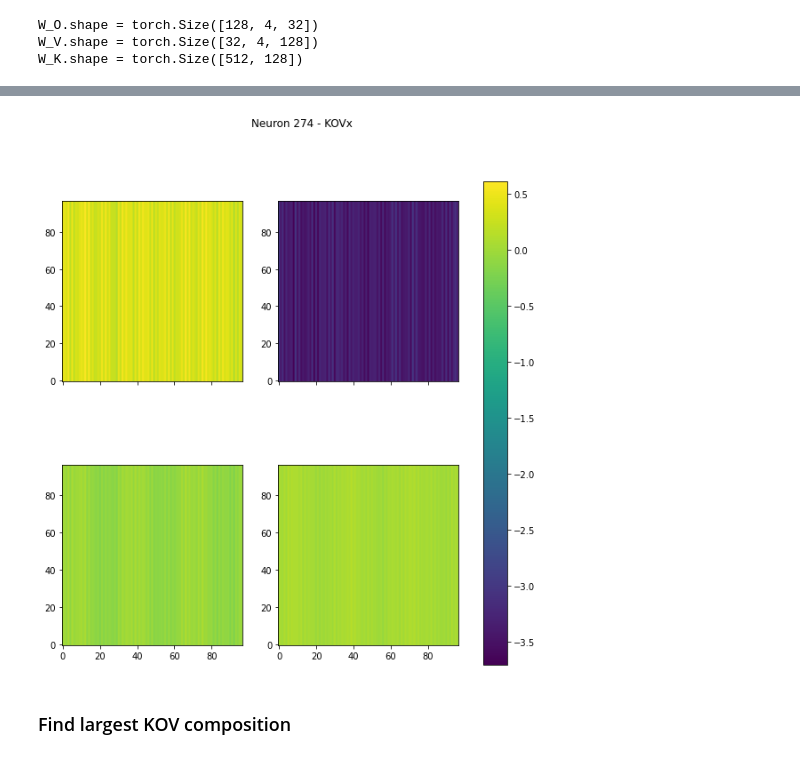
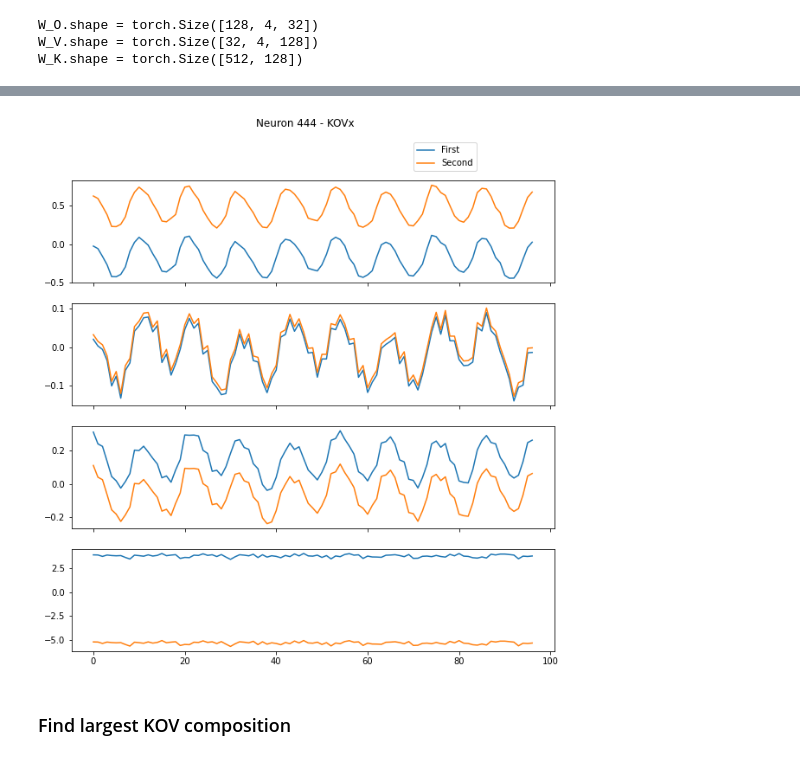
Before and after one commit to TomFrederik/interpreting-grokking, a Jupyter notebook: notebook_no_norm.ipynb, the cells around one changed output, grey strips where cells are left out. Saved outputs shown, nothing was run; the diff lists cells and outputs as text; code cells hidden in the pictures.

```diff
--- a/notebook_no_norm.ipynb
+++ b/notebook_no_norm.ipynb
@@ -101,8 +101,8 @@ def pre_relu_head_position_contribution(model, inputs, targets):
 dataset = torch.from_numpy(get_dataset(descr='minus', num_elements=97, data_dir='./data', no_op_token=True).data).to(device)
 # %%
 target = 'logprob'
-attributions = mlp_key_attribution(model, dataset[:,:-1], dataset[:,-1], target=target)
-head_position_contributions = pre_relu_head_position_contribution(model, dataset[:,:-1], dataset[:,-1])
+attributions = mlp_key_attribution(model, dataset[:,:-1], dataset[:,-1], target=target).detach().cpu().numpy()
+head_position_contributions = pre_relu_head_position_contribution(model, dataset[:,:-1], dataset[:,-1]).detach().cpu().numpy()
 # %%
 os.makedirs(f"{model_name}/head_pos_attributions/{target}", exist_ok=True)
 for j in tqdm(range(512)):
@@ -267,10 +275,9 @@ W_K.shape = torch.Size([512, 128])
 KO_comp = torch.einsum('ij,jkl->ikl', W_K, W_O)
 KOV_comp = torch.einsum('ij,jkl,lkn->ikn', W_K, W_O, W_V)
 x = model.pos_encoding(model.embedding(dataset.data[:,:2]))
-KOVx_comp = torch.einsum('ij,jkl,lkn,btn->ikbt', W_K, W_O, W_V, x).sum(dim=-1)
+KOVx_comp = torch.einsum('ij,jkl,lkn,btn->ikbt', W_K, W_O, W_V, x)
 print(KOVx_comp.shape)
-KOVx_comp = einops.rearrange(KOVx_comp, 'neurons heads (h w) -> neurons heads h w', h=97)
-# KOVx_comp = KOVx_comp[:,:,:,0,None] + KOVx_comp[:,:,None,:,1]
+KOVx_comp = einops.rearrange(KOVx_comp, 'neurons heads (h w) t -> neurons heads h w t', h=97)
 print(f'{KO_comp.shape = }')
 print(f'{KOV_comp.shape = }')
 print(f'{KOVx_comp.shape = }')
@@ -282,5 +289,5 @@ KOVx_comp.shape = torch.Size([512, 4, 97, 97])
 # %%
-neuron = 274
+neuron = 444
 neuron_KO_comp = KO_comp[neuron]
 neuron_KOV_comp = KOV_comp[neuron]
 neuron_KOVx_comp = KOVx_comp[neuron]
@@ -299,14 +306,13 @@ Head  KO  KOV
 # %%
+fig, axes = plt.subplots(4, 1, sharex=True, figsize=(10,10))
+for row in range(4):
+    plot = axes[row].plot(np.arange(97), neuron_KOVx_comp[row,torch.arange(97),torch.arange(97)].detach().cpu().numpy(), label=['First', 'Second'])
 
-fig, axes = plt.subplots(2, 2, sharex=True, figsize=(10,10))
-for row in range(2):
-    for col in range(2):
-        plot = axes[row, col].imshow(neuron_KOVx_comp[row*2+col].detach().cpu().numpy(), origin='lower', vmin=torch.min(neuron_KOVx_comp), vmax=torch.max(neuron_KOVx_comp))
-fig.colorbar(plot, ax=axes)
+axes[0].legend(bbox_to_anchor=(0.7, 1.05))
 plt.suptitle(f"Neuron {neuron} - KOVx")
 plt.show()
 # %% [output]
-[figure, old version]
+[figure, new version]
 # %% [markdown]
 ### Find largest KOV composition
 # %%
```
Also changed, not shown: parts of 17 cells of this notebook, 5 other files.
